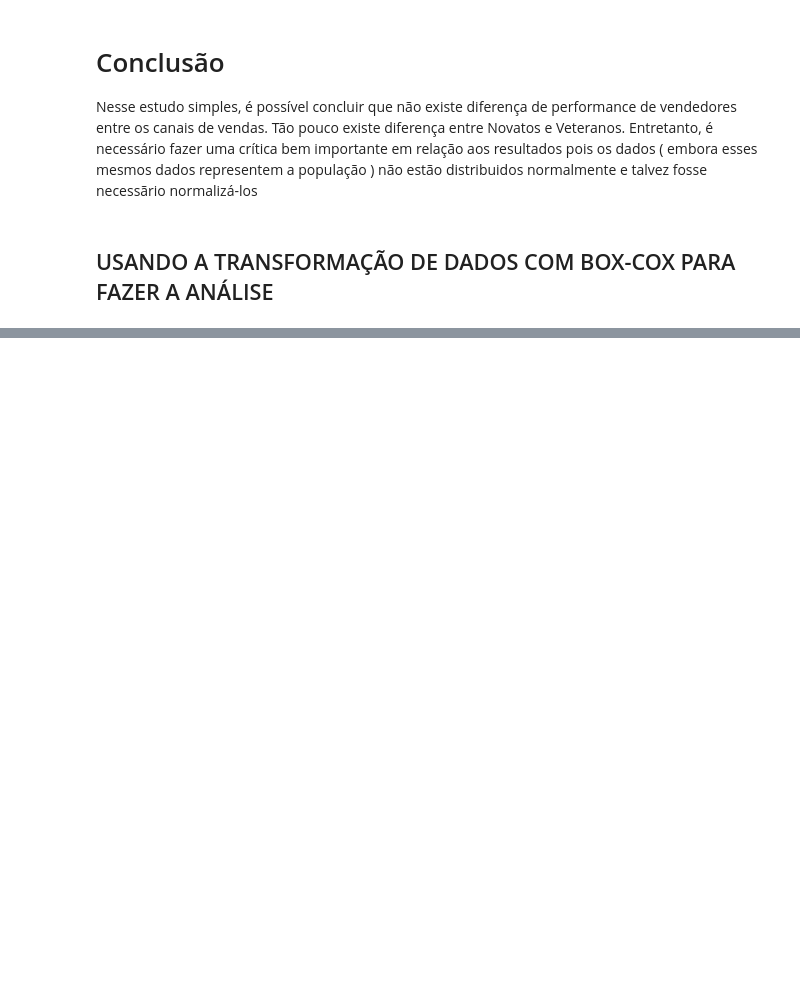
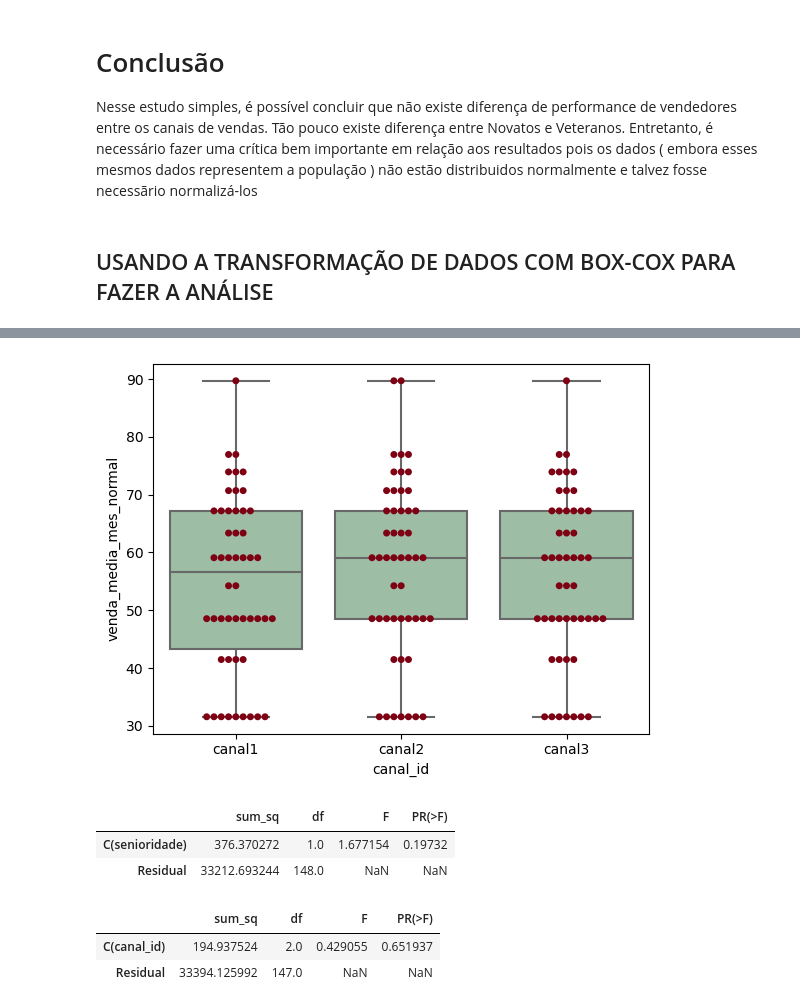
Before and after one commit to marcosferreira220863/teste_anova, a Jupyter notebook: vendas_senioridade.ipynb, the cells around one changed output, grey strips where cells are left out. Drawn from its saved outputs; the diff is of its cells as text; code cells hidden in the pictures; blank space fills up the shorter version.

```diff
--- a/vendas_senioridade.ipynb
+++ b/vendas_senioridade.ipynb
@@ -102,0 +189,24 @@ Nesse estudo simples, é possível concluir que não existe diferença de perfor
+# %%
+ax = sns.boxplot(x='canal_id', y='venda_media_mes_normal', data=df2, color='#99c2a2')
+ax = sns.swarmplot(x="canal_id", y="venda_media_mes_normal", data=df2, color='#7d0013')
+plt.show()
+# %% [output]
+[figure, added]
+# %%
+# Ordinary Least Squares (OLS) model
+model = ols('venda_media_mes_normal ~ C(senioridade)', data=df2).fit()
+anova_table = sm.stats.anova_lm(model, typ=2)
+anova_table
+# %% [output]
+|  | sum_sq | df | F | PR(>F) |
+| C(senioridade) | 376.370272 | 1.0 | 1.677154 | 0.19732 |
+| Residual | 33212.693244 | 148.0 | NaN | NaN |
+# %%
+# Ordinary Least Squares (OLS) model
+model1 = ols('venda_media_mes_normal ~ C(canal_id)', data=df2).fit()
+anova_table = sm.stats.anova_lm(model1, typ=2)
+anova_table
+# %% [output]
+|  | sum_sq | df | F | PR(>F) |
+| C(canal_id) | 194.937524 | 2.0 | 0.429055 | 0.651937 |
+| Residual | 33394.125992 | 147.0 | NaN | NaN |
```
Also changed, not shown: parts of 10 cells of this notebook, 10 other files.
